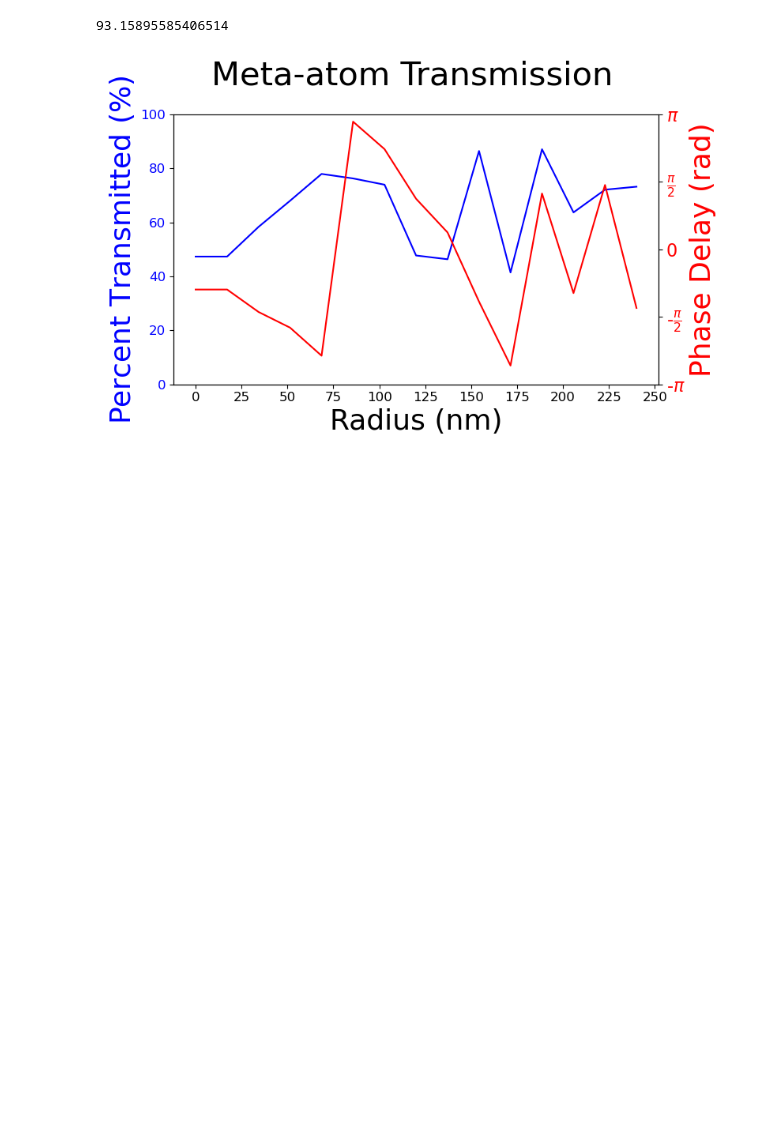
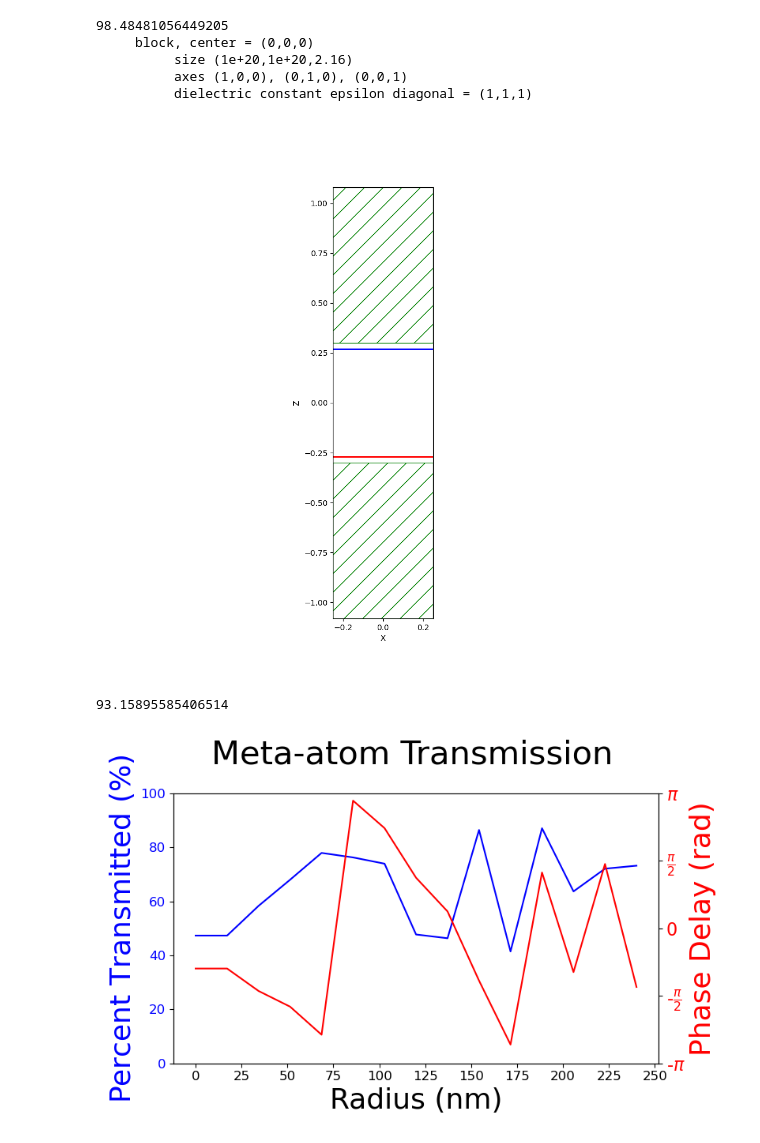
Before and after one commit to mingoosam/meta-atom-june, a Jupyter notebook: src/andy_hole_transmission_and_phase.ipynb, the cells around one changed output. Cells and saved outputs as stored; diff of their text form; code cells hidden in the pictures; blank space fills up the shorter version.

```diff
--- a/src/andy_hole_transmission_and_phase.ipynb
+++ b/src/andy_hole_transmission_and_phase.ipynb
@@ -14,6 +12,11 @@ from tqdm import tqdm
 import math
 from IPython import embed
 # %%
+## initialize matrix for data collection ##
+
+num_holes = 15 # this is the number of holes we will build
+data = np.zeros((3,num_holes))
+
 # set up simulation constants
 
 resolution = 20
@@ -25,7 +28,7 @@ n_Si = 3.48
 a = 0.5   # lattice period
 
 pml_thickness = 0.780
-Si = 5       # eventually we're going to vary this value so the following values will change dynamically
+Si = 0.5       # eventually we're going to vary this value so the following values will change dynamically
 SiO2 = 0.25 * Si         # so the height of Si02 (high index material embedded in Si) is always 25percent of Si
 air_buffer = 0.4 * SiO2          # and the air buffer is 40 percent of SiO2
 air_block = pml_thickness*2 + Si + air_buffer*2   # this is the length of the material plus pml and a 0.5 micron air buffer above and below the material
@@ -44,8 +47,34 @@ k_point = mp.Vector3(0,0,0)
 wavelength = 1.55
 freq = 1 / wavelength
 
+## set up and build source ##
+
+center_source = -0.5*Si - 0.4*air_buffer
+source_cmpt = mp.Ey
+
+sources = [mp.Source(mp.ContinuousSource(frequency=freq),
+                    component=source_cmpt,
+                    center=mp.Vector3(0,0,center_source),
+                    size=mp.Vector3(cell_x,cell_y,0))]
+
+#### Set up simulation ####
+
+cell_size = mp.Vector3(cell_x,cell_y,cell_z)
+pml_layers = [mp.PML(thickness = pml_thickness, direction = mp.Z)]
+
+#### set up symmetries ####
+
+if source_cmpt == mp.Ey:
+    symmetries = [mp.Mirror(mp.X, phase=+1), #epsilon has mirror symmetry in x and y, phase doesn't matter
+                  mp.Mirror(mp.Y, phase=-1)] #but sources have -1 phase when reflected normal to their direction
+elif src_cmpt == mp.Ex:                      #use of symmetries important here, significantly speeds up sim
+    symmetries = [mp.Mirror(mp.X, phase=-1),
+                  mp.Mirror(mp.Y, phase=+1)]
+elif src_cmpt == mp.Ez:
+    symmetries = [mp.Mirror(mp.X, phase=+1),
+                  mp.Mirror(mp.Y, phase=+1)]
+
 ##### build geometry ########
-#############################
 
 geometry=[mp.Block(size=mp.Vector3(mp.inf,mp.inf,air_block),
                     center=mp.Vector3(0,0,center_air),
@@ -117,2 +121,10 @@ initial_flux = mp.get_fluxes(flux_object)[0]     # initial flux
 # %%
-initial_flux
+print(initial_flux)
+fig = plt.figure(figsize=(10,10))
+plot_plane = mp.Volume(center=mp.Vector3(0,0.0*a,0),
+                            size=mp.Vector3(a,0,cell_z))
+sim.plot2D(output_plane=plot_plane
+           #fields=mp.Ey
+           )
+plt.grid(False)
+# %% [output]
@@ -119,3 +132,9 @@ initial_flux
+98.48481056449205
+     block, center = (0,0,0)
+          size (1e+20,1e+20,2.16)
+          axes (1,0,0), (0,1,0), (0,0,1)
+          dielectric constant epsilon diagonal = (1,1,1)
+[figure, added]
 # %%
 sim.reset_meep()
 
```
Also changed, not shown: parts of 3 cells of this notebook, 1 other file.
